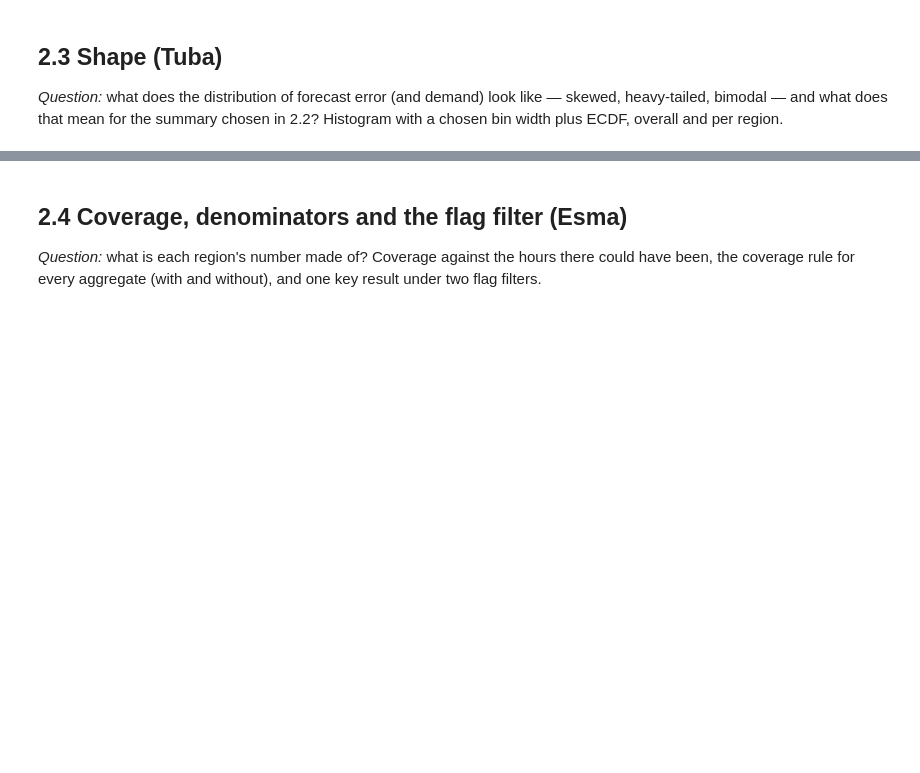
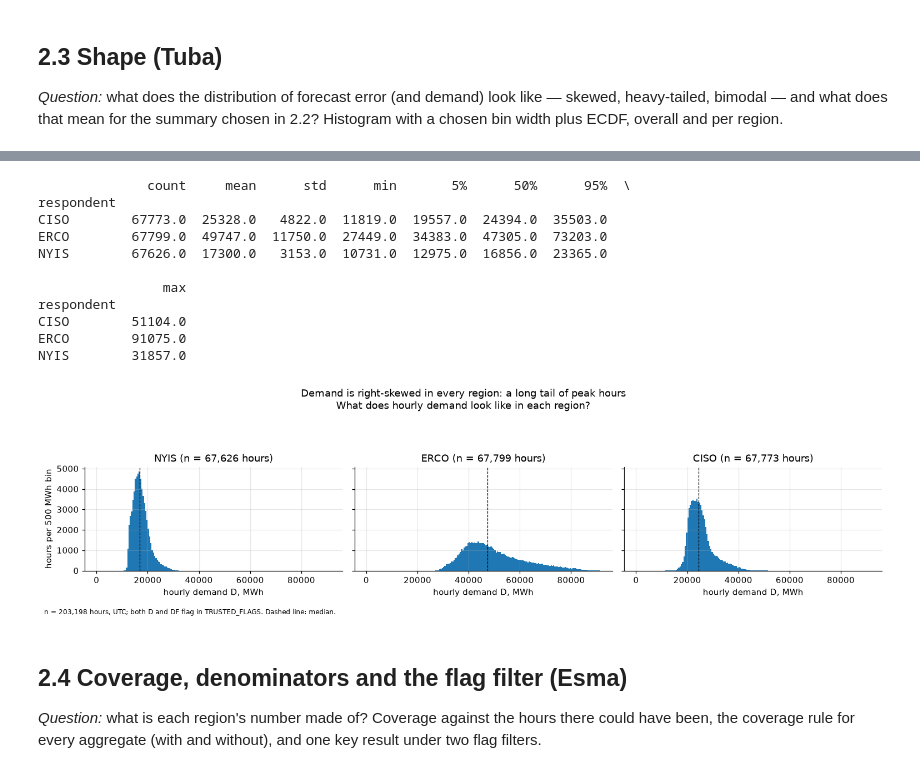
Before and after one commit to se-230717018/electricity-demand-weather-pipeline, a Jupyter notebook: notebooks/m4_eda.ipynb, the cells around one changed output, grey strips where cells are left out. Cells and saved outputs as stored; diff of their text form; code cells hidden in the pictures; blank space fills up the shorter version.

```diff
--- a/notebooks/m4_eda.ipynb
+++ b/notebooks/m4_eda.ipynb
@@ -151,3 +310,39 @@ what does that mean for the summary chosen in 2.2? Histogram with a chosen bin w
+# %%
+# 2.3 Figure 7: demand distribution per region (same hours as the error analysis)
+DEM_BIN = 500   # MWh per bin
+
+print(err.groupby("respondent")["D"].describe(percentiles=[0.05, 0.5, 0.95]).round(0))
+
+fig, axes = plt.subplots(1, 3, figsize=(14, 3.8), sharex=True, sharey=True)
+dbins = np.arange(0, err["D"].max() + DEM_BIN, DEM_BIN)
+for ax, r in zip(axes, REGIONS):
+    d = err.loc[err["respondent"] == r, "D"]
+    ax.hist(d, bins=dbins)
+    ax.axvline(d.median(), color="black", ls="--", lw=0.8)   # reference: median
+    ax.set_title(f"{r} (n = {len(d):,} hours)")
+    ax.set_xlabel("hourly demand D, MWh")
+axes[0].set_ylabel(f"hours per {DEM_BIN} MWh bin")
+fig.suptitle("Demand is right-skewed in every region: a long tail of peak hours\n"
+             "What does hourly demand look like in each region?", fontsize=12)
+fig.text(0.01, 0.005,
+         f"n = {len(err):,} hours, UTC; both D and DF flag in TRUSTED_FLAGS. Dashed line: median.",
+         fontsize=8)
+fig.tight_layout(rect=[0, 0.04, 1, 0.88])
+save_fig(fig, "f7_demand_distribution")
+plt.show()
+# %% [output]
+              count     mean      std      min       5%      50%      95%  \
+respondent
+CISO        67773.0  25328.0   4822.0  11819.0  19557.0  24394.0  35503.0
+ERCO        67799.0  49747.0  11750.0  27449.0  34383.0  47305.0  73203.0
+NYIS        67626.0  17300.0   3153.0  10731.0  12975.0  16856.0  23365.0
+
+                max
+respondent
+CISO        51104.0
+ERCO        91075.0
+NYIS        31857.0
+[figure, added]
 # %% [markdown]
 ## 2.4 Coverage, denominators and the flag filter (Esma)
 
```
Also changed, not shown: parts of 7 cells of this notebook, 3 other files.
